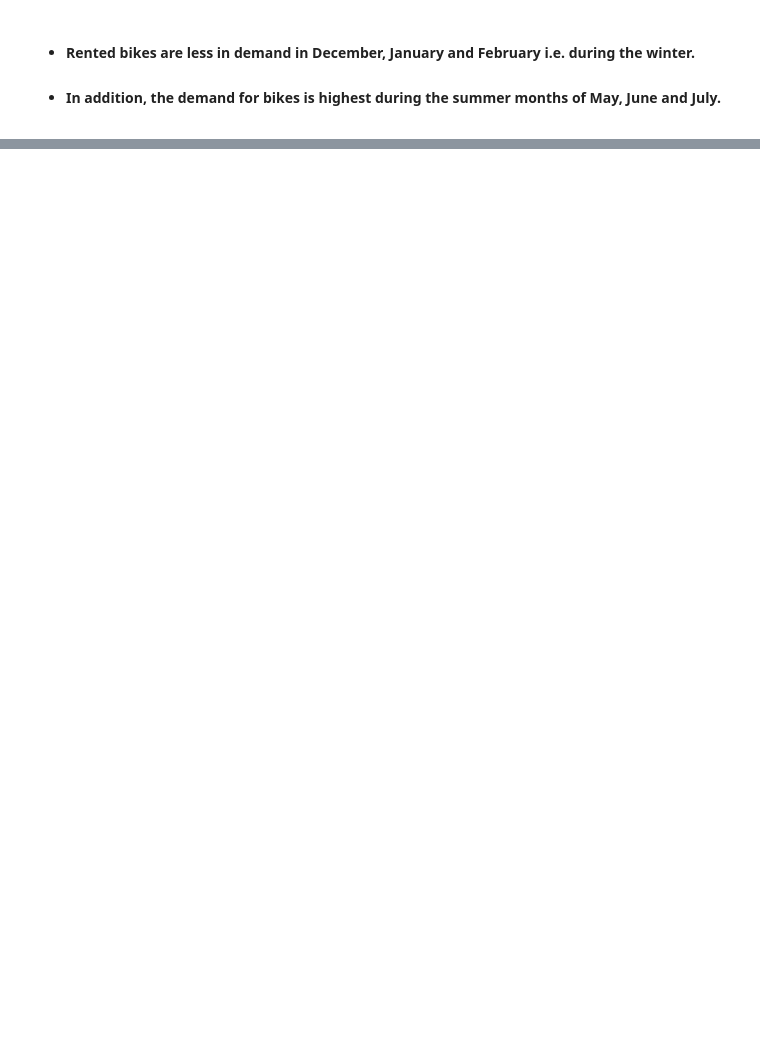
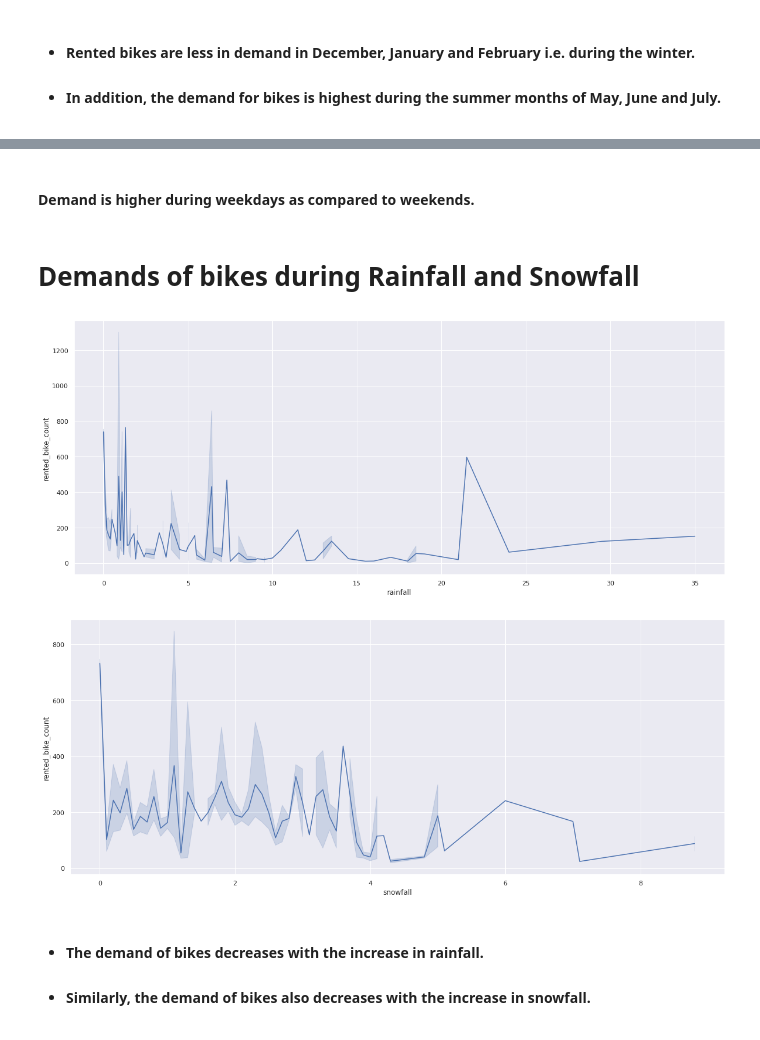
Before and after one commit to FarazAhmad2/Bike-Sharing-Demand-Prediction, a Jupyter notebook: Bike_Sharing_Demand_Prediction_Capstone_Project.ipynb, the cells around one changed output, grey strips where cells are left out. Drawn from its saved outputs; the diff is of its cells as text; code cells hidden in the pictures; blank space fills up the shorter version.

```diff
--- a/Bike_Sharing_Demand_Prediction_Capstone_Project.ipynb
+++ b/Bike_Sharing_Demand_Prediction_Capstone_Project.ipynb
@@ -325,0 +336,16 @@ sns.barplot(x=bikes_rented_monthly.index.tolist(), y='avg_bikes_rented', data= b
+# %% [markdown]
+#### Demand is higher during weekdays as compared to weekends.
+# %% [markdown]
+# <b> Demands of bikes during Rainfall and Snowfall
+# %%
+for col in ['rainfall', 'snowfall']:
+  plt.subplots(figsize=(20,8))
+  sns.lineplot(x=col, y='rented_bike_count', data=df)
+# %% [output]
+[figure, added]
+[figure, added]
+# %% [markdown]
+
+
+*   #### The demand of bikes decreases with the increase in rainfall.
+*   #### Similarly, the demand of bikes also decreases with the increase in snowfall.
```
Also changed, not shown: parts of 18 cells of this notebook.
